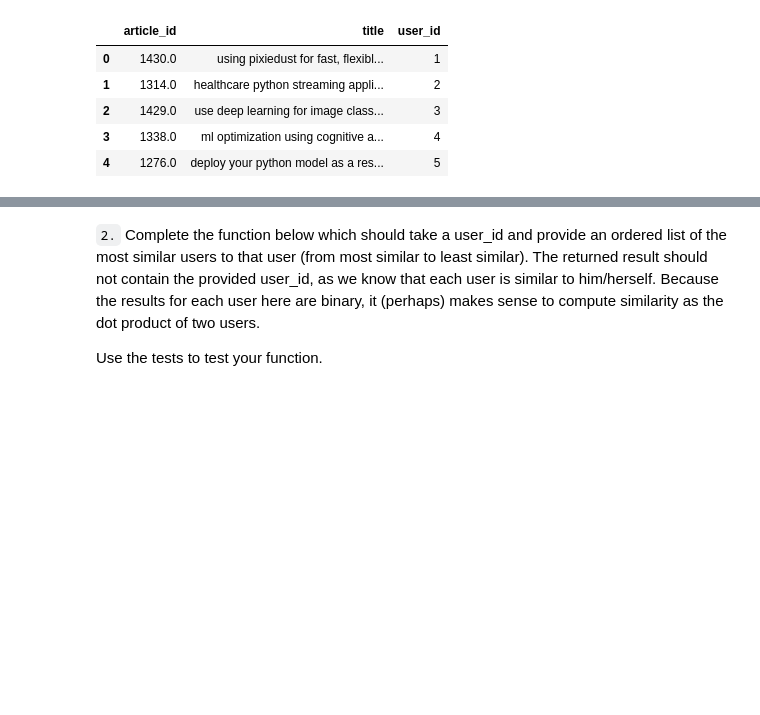
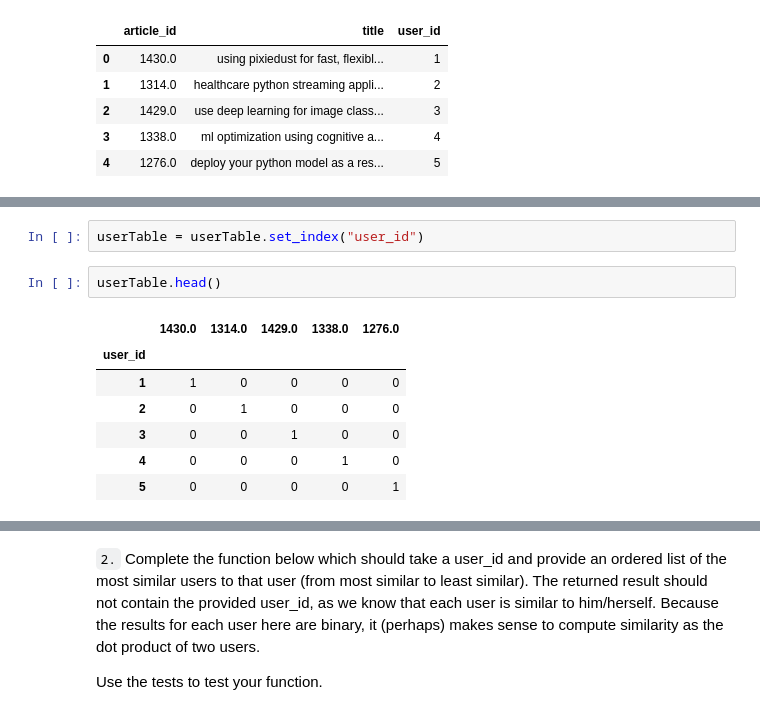
Before and after one commit to ronald-leung/Udacity-Exercises, a Jupyter notebook: DataScienceNanoDegree/Project3/Recommendations_with_IBM.ipynb, the cells around one changed output, grey strips where cells are left out. Drawn from its saved outputs; the diff is of its cells as text; blank space fills up the shorter version.

```diff
--- a/DataScienceNanoDegree/Project3/Recommendations_with_IBM.ipynb
+++ b/DataScienceNanoDegree/Project3/Recommendations_with_IBM.ipynb
@@ -441,2 +467,14 @@ df.head()
+# %%
+userTable = userTable.set_index("user_id")
+# %%
+userTable.head()
+# %% [output]
+|  | 1430.0 | 1314.0 | 1429.0 | 1338.0 | 1276.0 |
+| user_id |  |  |  |  |  |
+| 1 | 1 | 0 | 0 | 0 | 0 |
+| 2 | 0 | 1 | 0 | 0 | 0 |
+| 3 | 0 | 0 | 1 | 0 | 0 |
+| 4 | 0 | 0 | 0 | 1 | 0 |
+| 5 | 0 | 0 | 0 | 0 | 1 |
 # %%
 # create the user-article matrix with 1's and 0's
```
Also changed, not shown: parts of 34 cells of this notebook.
